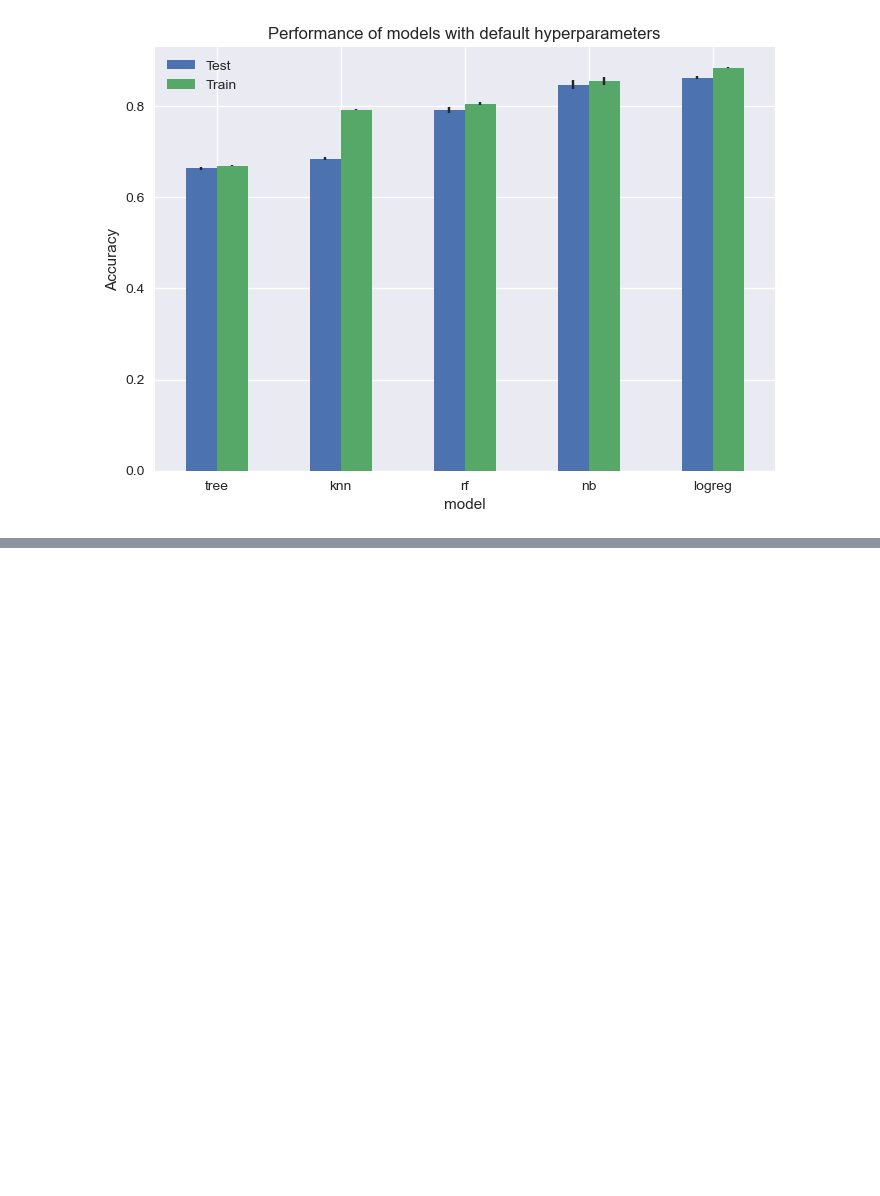
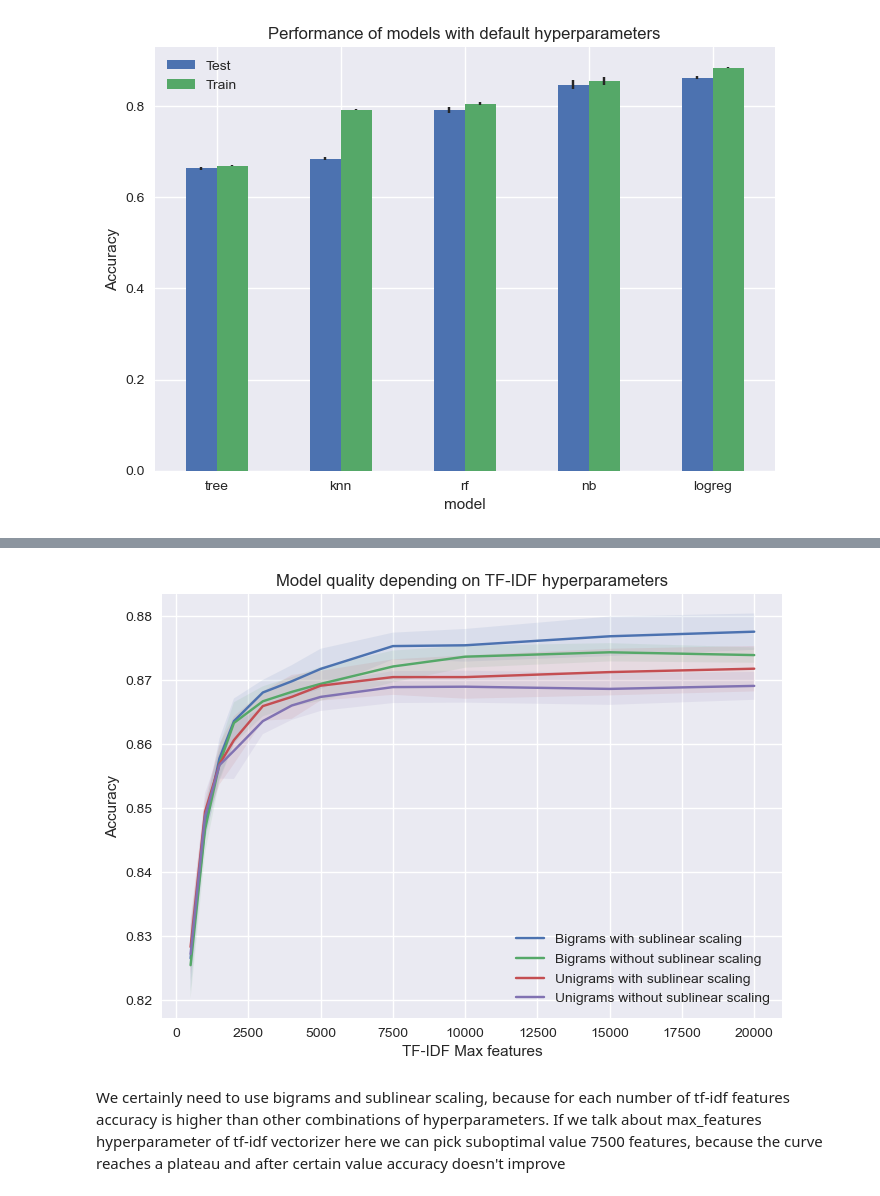
Before and after one commit to ilyamil/movie_reviews_classification, a Jupyter notebook: notebooks/model_baseline.ipynb, the cells around one changed output, grey strips where cells are left out. Cells and saved outputs as stored; diff of their text form; code cells hidden in the pictures; blank space fills up the shorter version.

```diff
--- a/notebooks/model_baseline.ipynb
+++ b/notebooks/model_baseline.ipynb
@@ -218,0 +354,59 @@ scores = cross_val_score(pipe_svc, X_train[:5000], y_train[:5000], cv=5, verbose
+# %%
+bigrams_sublinear = logreg_gs_df[
+    (logreg_gs_df['ngram_range'] == (1, 2))
+    & (logreg_gs_df['sublinear_df'] == True)
+    & (logreg_gs_df['C'] == 1)
+].set_index('max_features').sort_index()
+unigrams_sublinear = logreg_gs_df[
+    (logreg_gs_df['ngram_range'] == (1, 1))
+    & (logreg_gs_df['sublinear_df'] == True)
+    & (logreg_gs_df['C'] == 1)
+].set_index('max_features').sort_index()
+bigrams_nsublinear = logreg_gs_df[
+    (logreg_gs_df['ngram_range'] == (1, 2))
+    & (logreg_gs_df['sublinear_df'] == False)
+    & (logreg_gs_df['C'] == 1)
+].set_index('max_features').sort_index()
+unigrams_nsublinear = logreg_gs_df[
+    (logreg_gs_df['ngram_range'] == (1, 1))
+    & (logreg_gs_df['sublinear_df'] == False)
+    & (logreg_gs_df['C'] == 1)
+].set_index('max_features').sort_index()
+
+plt.plot(bigrams_sublinear['mean_test_score'], label='Bigrams with sublinear scaling')
+plt.fill_between(
+    bigrams_sublinear.index,
+    bigrams_sublinear['mean_test_score'] - bigrams_sublinear['std_test_score'],
+    bigrams_sublinear['mean_test_score'] + bigrams_sublinear['std_test_score'],
+    alpha=0.1,
+)
+plt.plot(bigrams_nsublinear['mean_test_score'], label='Bigrams without sublinear scaling')
+plt.fill_between(
+    bigrams_nsublinear.index,
+    bigrams_nsublinear['mean_test_score'] - bigrams_nsublinear['std_test_score'],
+    bigrams_nsublinear['mean_test_score'] + bigrams_nsublinear['std_test_score'],
+    alpha=0.1,
+)
+plt.plot(unigrams_sublinear['mean_test_score'], label='Unigrams with sublinear scaling')
+plt.fill_between(
+    unigrams_sublinear.index,
+    unigrams_sublinear['mean_test_score'] - unigrams_sublinear['std_test_score'],
+    unigrams_sublinear['mean_test_score'] + unigrams_sublinear['std_test_score'],
+    alpha=0.1,
+)
+plt.plot(unigrams_nsublinear['mean_test_score'], label='Unigrams without sublinear scaling')
+plt.fill_between(
+    unigrams_nsublinear.index,
+    unigrams_nsublinear['mean_test_score'] - unigrams_nsublinear['std_test_score'],
+    unigrams_nsublinear['mean_test_score'] + unigrams_nsublinear['std_test_score'],
+    alpha=0.1,
+)
+plt.legend(loc='best')
+plt.ylabel('Accuracy')
+plt.xlabel('TF-IDF Max features')
+plt.title('Model quality depending on TF-IDF hyperparameters')
+plt.show()
+# %% [output]
+[figure, added]
+# %% [markdown]
+We certainly need to use bigrams and sublinear scaling, because for each number of tf-idf features accuracy is higher than other combinations of hyperparameters. If we talk about max_features hyperparameter of tf-idf vectorizer here we can pick suboptimal value 7500 features, because the curve reaches a plateau and after certain value accuracy doesn't improve
```
Also changed, not shown: parts of 33 cells of this notebook, 12 other files.
